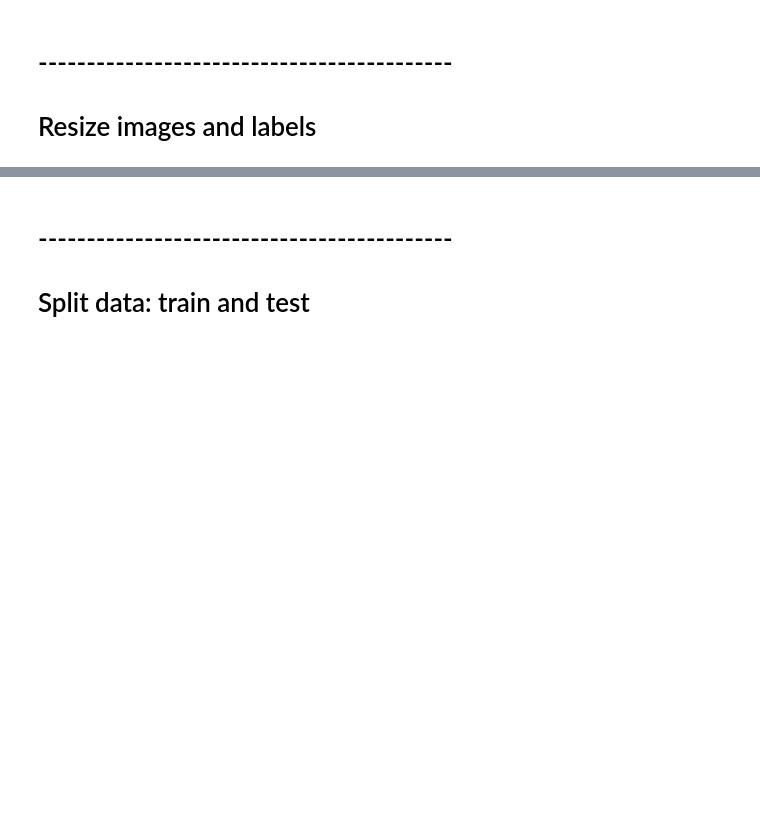
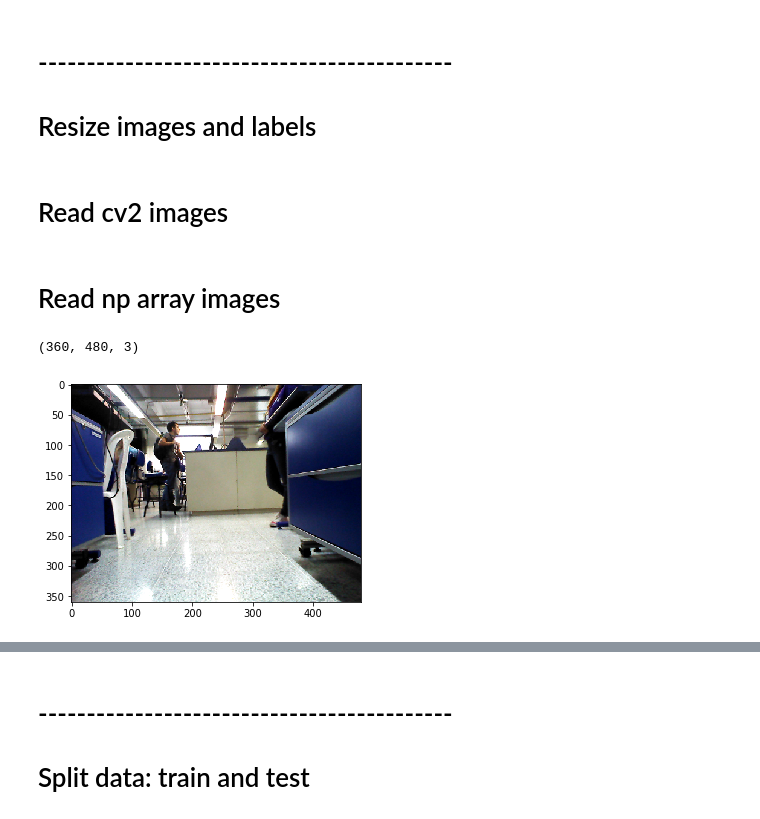
Before and after one commit to mcamila777/Traversability_project, a Jupyter notebook: notebooks/Image_proccesing.ipynb, the cells around one changed output, grey strips where cells are left out. Saved outputs shown, nothing was run; the diff lists cells and outputs as text; code cells hidden in the pictures; blank space fills up the shorter version.

```diff
--- a/notebooks/Image_proccesing.ipynb
+++ b/notebooks/Image_proccesing.ipynb
@@ -233,8 +219,13 @@ plt.show()
 # -------------------------------------------
 # Resize images and labels
 # %%
-train_path = "/home/mcalvarez/Traversability_project/bagfiles_and_images/bag_indoor_data/indoor_selected_img_n_labels/train"
-train_labels_path = "/home/mcalvarez/Traversability_project/bagfiles_and_images/bag_indoor_data/indoor_selected_img_n_labels/train_labels_1ch"
+from os.path import expanduser
+
+train_path = os.path.join(expanduser("~"),'Traversability_project/imageVelDataset/imagesOct23') #imagesOct18
+save_path = os.path.join(expanduser("~"),'Traversability_project/imageVelDataset/imagesCV2Oct23') #imagesOct18
+
+# #imagesOct18train_path = "/home/mcalvarez/Traversability_project/bagfiles_and_images/bag_indoor_data/indoor_selected_img_n_labels/train"
+#train_labels_path = "/home/mcalvarez/Traversability_project/bagfiles_and_images/bag_indoor_data/indoor_selected_img_n_labels/train_labels_1ch"
 
 
 all_names_train = os.listdir(train_path)
@@ -243,6 +234,8 @@ sort_nicely(all_names_train)
 
 img_cols = 480
 img_rows = 360
+# %% [markdown]
+# Read cv2 images
 # %%
 #Sweep image folder
 for filename in all_names_train:
@@ -261,3 +254,20 @@ for filename in all_names_train:
     #Save Image
     cv2.imwrite( os.path.join(train_path, filename) , resized)
     cv2.imwrite( os.path.join(train_labels_path, filename) , resized_l)
+# %% [markdown]
+# Read np array images
+# %%
+#Example image BEFORE:
+
+fileName =  os.path.join(train_path, all_names_train[0])
+image = np.load(fileName)
+#print(image.shape)
+
+print(image.shape)
+
+#Show image
+plt.imshow(image[:,:,::-1])
+plt.show()
+# %% [output]
+(360, 480, 3)
+[figure, added]
```
Also changed, not shown: parts of 20 cells of this notebook, 1 other file.
